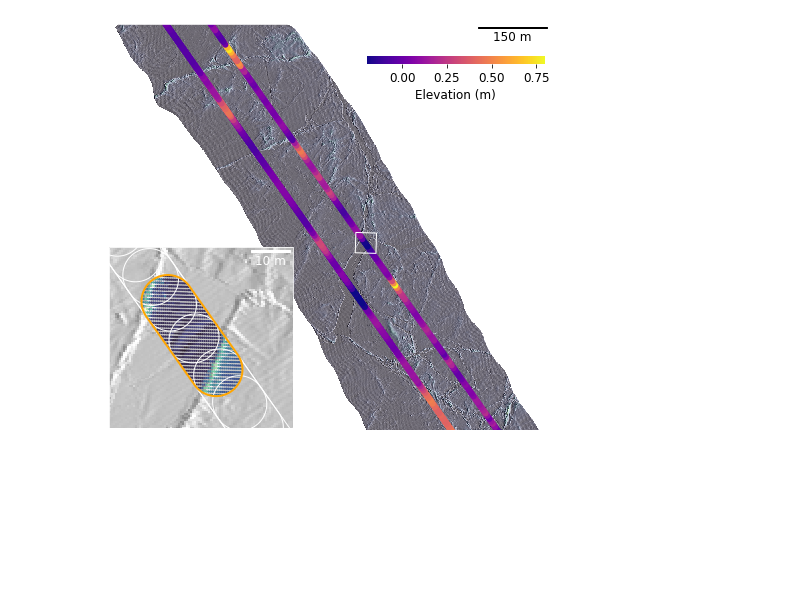
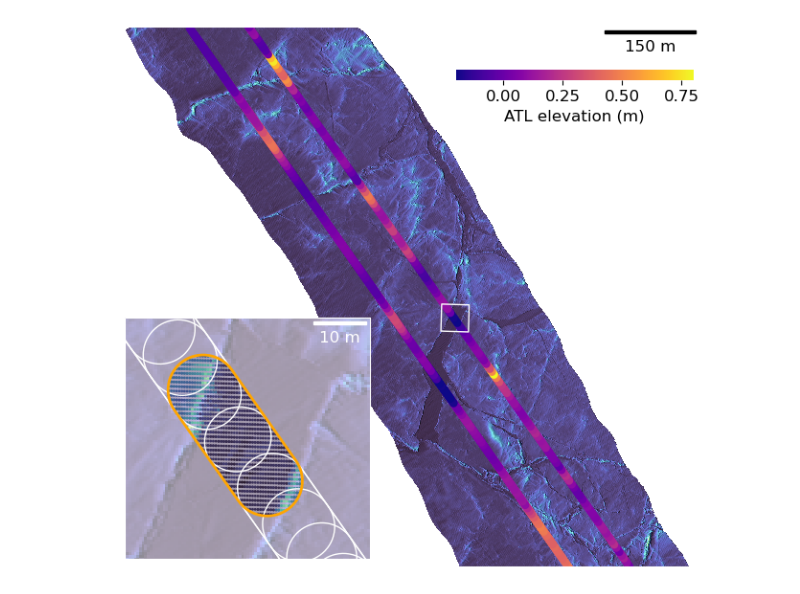
Before and after one commit to robertricker/Notebooks, a Jupyter notebook: atl_als_mosaic.ipynb, the cells around one changed output. Cells and saved outputs as stored; diff of their text form; code cells hidden in the pictures; blank space fills up the shorter version.

```diff
--- a/atl_als_mosaic.ipynb
+++ b/atl_als_mosaic.ipynb
@@ -304,13 +553,15 @@ ATL10_gdfs['distance_along_track'] = tmp.distance(tmp.shift(1)).cumsum(axis = 0)
 
 ALSpath = "/Users/rricker/Data/IS2/tds-is2/l4-grid-v2/"
 ALSlist = sorted(glob.glob(ALSpath + '*.nc'))
-#ALSlist=ALSlist[61:62]
+#ALSlist=ALSlist[64:68]
 
-#data_gt2l, data_gt2r = join_ATL_ALS(ALSlist,ATL07_gdf)
+#data_gt2l, data_gt2r = join_ATL_ALS(ALSlist,ATL07_gdf,ATL10_gdf)
 
-#data_gt2l.to_pickle('/Users/rricker/Data/IS2/data_gt2l.pkl')
-#data_gt2r.to_pickle('/Users/rricker/Data/IS2/data_gt2r.pkl')
+#data_gt2l.to_pickle('/Users/rricker/Data/IS2/data_gt2l_DriftCorrected_v3.pkl')
+#data_gt2r.to_pickle('/Users/rricker/Data/IS2/data_gt2r_DriftCorrected_v3.pkl')
 
-data_gt2l = pd.read_pickle('/Users/rricker/Data/IS2/data_gt2l.pkl')
-data_gt2r = pd.read_pickle('/Users/rricker/Data/IS2/data_gt2r.pkl')
+data_gt2l = pd.read_pickle('/Users/rricker/Data/IS2/data_gt2l_DriftCorrected_v3.pkl')
+data_gt2r = pd.read_pickle('/Users/rricker/Data/IS2/data_gt2r_DriftCorrected_v3.pkl')
+#data_gt2l = pd.read_pickle('/Users/rricker/Data/IS2/data_gt2l.pkl')
+#data_gt2r = pd.read_pickle('/Users/rricker/Data/IS2/data_gt2r.pkl')
 # %% [output]
@@ -348,16 +622,23 @@ legend.get_frame().set_linewidth(0)
 # %%
+mpl.rc_file_defaults()
 ALSpath = "/Users/rricker/Data/IS2/tds-is2/l4-grid-v2/"
 ALSlist = sorted(glob.glob(ALSpath + '*.nc'))
 file= ALSlist[61:62][0]
 ds = xr.open_dataset(file)
 elev = np.array(ds.elevation)
+dx, dy = 0.01773, 0.00094
+dt = (np.array(ds.time)[0]-np.mean(ATL07_gdf.ATL_time)).total_seconds()+100.0
+ds['xc']= ds.xc - (dt * dx)
+ds['yc']= ds.yc - (dt * dy)
 
 int_elev = elev
 int_elev[np.isnan(int_elev)==True]=-2
 ls = LightSource(azdeg=270,altdeg=35)
-intensity = ls.hillshade(int_elev, vert_exag=2.5)
-intensity[int_elev==-2]=np.nan
-intensity[intensity<0.4]=np.nan
+
+rgb = ls.shade(int_elev, cmap=cmocean.cm.deep_r, blend_mode='overlay',vert_exag=2.0, dx=ds.xc, dy=ds.yc)
+rgb[int_elev==-2]=np.nan
+shade = xr.DataArray(coords=[ds.yc, ds.xc,np.arange(4)], dims=["yc", "xc","band"])
+shade["shade"]=(["yc", "xc","band"], rgb)
 
 fig = plt.figure(figsize=(8, 8))
 projection = ccrs.Stereographic(central_latitude=86.0, central_longitude=13.0, true_scale_latitude=70)
@@ -370,15 +651,15 @@ ax.set_extent([e_lon.min(), e_lon.max(), e_lat.min()+0.0017, e_lat.max()-0.0017]
 
 ax.outline_patch.set_edgecolor('white')
 
-ax.pcolormesh(ds.xc,ds.yc,intensity,cmap="Greys",transform=projection,snap=True)
-ax.pcolormesh(ds.xc,ds.yc,np.array(ds.elevation),cmap=cmocean.cm.deep_r,alpha=0.3,transform=projection,snap=True)
+shade.shade.plot.imshow(ax=ax,transform=projection)
 
 data_gt2l = data_gt2l.to_crs(4326)
 data_gt2r = data_gt2r.to_crs(4326)
-data_gt2l.plot(ax=ax,column='ATL_elevation',cmap="plasma",
+data_gt2l[3252:3389].plot(ax=ax,column='ATL_elevation',cmap="plasma",
                aspect='equal',vmin=-0.2,vmax=0.8,transform=ccrs.PlateCarree())
-data_gt2r.plot(ax=ax,column='ATL_elevation',cmap="plasma",
+data_gt2r[2306:2451].plot(ax=ax,column='ATL_elevation',cmap="plasma",
                aspect='equal',vmin=-0.2,vmax=0.8,transform=ccrs.PlateCarree())
+
 
 box_xmin = 11.309
 box_xmax = 11.316
@@ -394,45 +675,49 @@ fontprops = fm.FontProperties(size=12)
 scalebar = AnchoredSizeBar(ax.transData,
                            150, '150 m', 'upper right',
                            pad=0.15,
+                           sep=5,
                            color='black',
                            frameon=False,
                            size_vertical=4.0,
                            fontproperties=fontprops)
 
 ax.add_artist(scalebar)
 
 cax = ax.inset_axes([0.59, 0.9, 0.4, 0.02], transform=ax.transAxes)
-cb = plt.colorbar(ax.collections[2],ax=ax,shrink=0.7,orientation='horizontal',cax=cax)
-cb.set_label(label='Elevation (m)',size=12)
+cb = plt.colorbar(ax.collections[1],ax=ax,shrink=0.7,orientation='horizontal',cax=cax)
+cb.set_label(label='ATL elevation (m)',size=12)
 cb.ax.tick_params(labelsize=12)
 cb.outline.set_linewidth(0)
 
-ax2 = fig.add_axes([0.135, 0.15, 0.32, 0.32],projection=projection)
+ALS_footprint = data_gt2r.pointsinside[2372]
+ALS_footprint.crs = 3413
+ALS_footprint = ALS_footprint.to_crs(4326)
+
+ax2 = fig.add_axes([0.15, 0.15, 0.32, 0.32],projection=projection)
 ax2.set_extent([box_xmin, box_xmax, box_ymin, box_ymax])
 ax2.outline_patch.set_edgecolor('white')
-ax2.pcolormesh(ds.xc,ds.yc,intensity,cmap="Greys",transform=projection,alpha=0.5,snap=True)
-#ax2.pcolormesh(ds.xc,ds.yc,np.array(ds.elevation),cmap=cmocean.cm.deep_r,alpha=0.2,transform=projection,snap=True)
-plt.scatter(data_gt2r.pointsinside[2346].lon,
-            data_gt2r.pointsinside[2346].lat,
-            c=data_gt2r.pointsinside[2346].elevation,s=1,transform=ccrs.PlateCarree(),cmap=cmocean.cm.deep_r)
+shade.shade.plot.imshow(ax=ax2,transform=projection,alpha=0.5)
+plt.scatter(ALS_footprint.geometry.x,
+            ALS_footprint.geometry.y,
+            c=data_gt2r.pointsinside[2372].elevation,s=1,transform=ccrs.PlateCarree(),cmap=cmocean.cm.deep_r)
 
-data_gt2r[2343:2355].geometry.boundary.plot(color='white',edgecolor='k',linewidth = 1,
+data_gt2r[2366:2377].geometry.boundary.plot(color='white',edgecolor='k',linewidth = 1,
                                             ax=ax2,aspect='equal',transform=ccrs.PlateCarree())
 
-data_gt2r[2346:2347].geometry.boundary.plot(color='orange',edgecolor='k',linewidth = 2,
+data_gt2r[2372:2373].geometry.boundary.plot(color='orange',edgecolor='k',linewidth = 2,
                                             ax=ax2,aspect='equal',transform=ccrs.PlateCarree())
 
 fontprops = fm.FontProperties(size=12)
 scalebar = AnchoredSizeBar(ax2.transData,
                            10, '10 m', 'upper right',
                            pad=0.15,
+                           sep=5,
                            color='white',
                            frameon=False,
                            size_vertical=0.5,
                            fontproperties=fontprops)
 ax2.add_artist(scalebar)
 
-
-plt.savefig('overview2.png',dpi=300,bbox_inches='tight' )
+plt.savefig(out_path + 'Overview2_1.png',dpi=300,bbox_inches='tight' )
 # %% [output]
-[figure, old version]
+[figure, new version]
```
Also changed, not shown: parts of 16 cells of this notebook.
